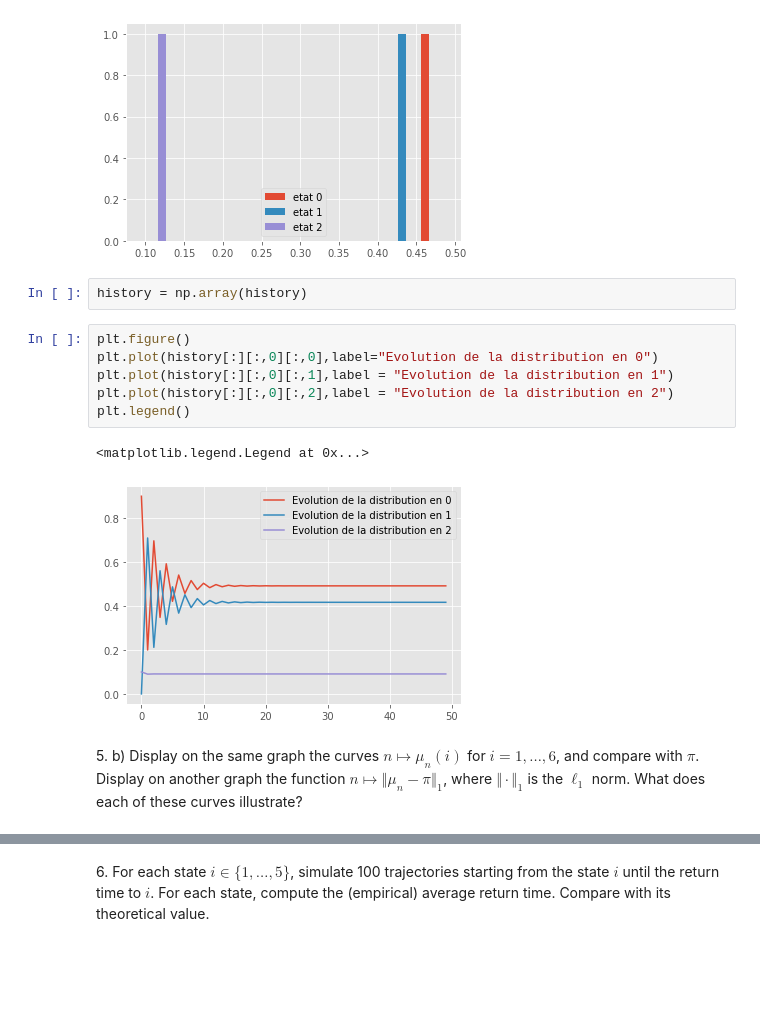
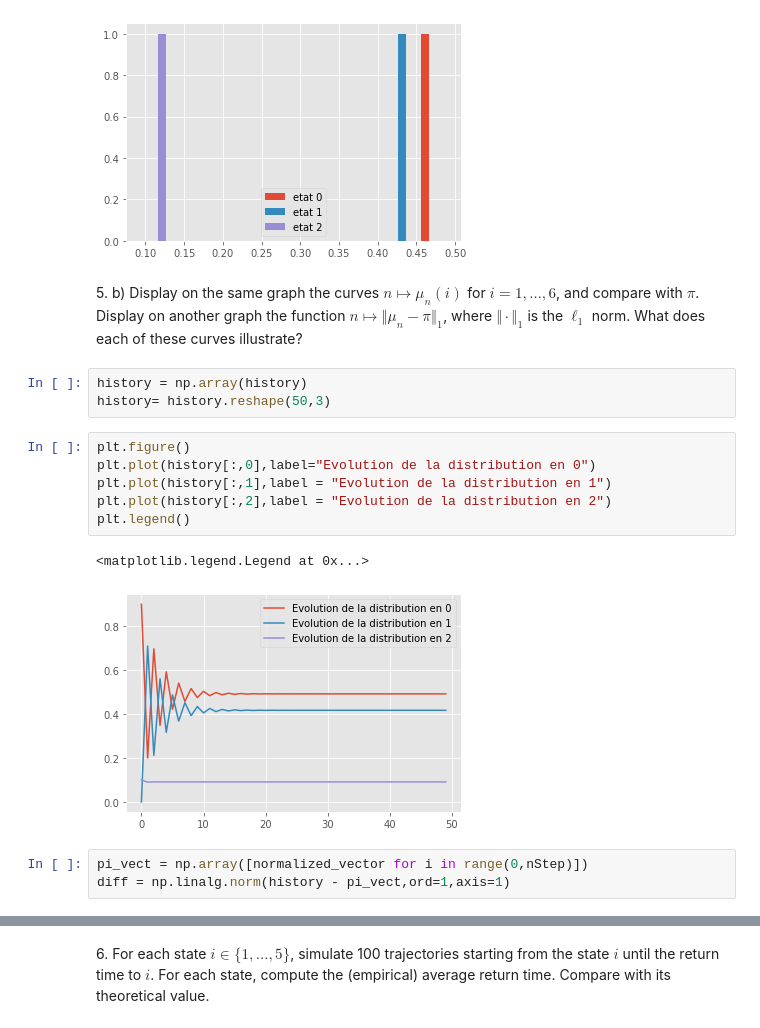
Before and after one commit to VictorNiaussat/MarkovChain, a Jupyter notebook: lab1_students/lab1_notebook.ipynb, the cells around one changed output, grey strips where cells are left out. Cells and saved outputs as stored; diff of their text form; blank space fills up the shorter version.

```diff
--- a/lab1_students/lab1_notebook.ipynb
+++ b/lab1_students/lab1_notebook.ipynb
@@ -301,16 +293,20 @@ print(f"La distribution au step {nStep} vaut : {distribution_n}")
 # %% [output]
 La distribution au step 50 vaut : [[0.4919786  0.41711231 0.09090909]]
 [figure]
-# %%
-history = np.array(history)
-# %%
-plt.figure()
-plt.plot(history[:][:,0][:,0],label="Evolution de la distribution en 0")
-plt.plot(history[:][:,0][:,1],label = "Evolution de la distribution en 1")
-plt.plot(history[:][:,0][:,2],label = "Evolution de la distribution en 2")
-plt.legend()
-# %% [output]
-<matplotlib.legend.Legend at 0x...>
-[figure, removed]
 # %% [markdown]
 5\. b) Display on the same graph the curves $n \mapsto \mu_n(i)$ for $i = 1, \dotsc , 6$, and compare with $\pi$. Display on another graph the function $n \mapsto \Vert \mu_n - \pi \Vert_1$, where $\Vert \cdot \Vert_1$ is the $\ell_1$ norm. What does each of these curves illustrate?
+# %%
+history = np.array(history)
+history= history.reshape(50,3)
+# %%
+plt.figure()
+plt.plot(history[:,0],label="Evolution de la distribution en 0")
+plt.plot(history[:,1],label = "Evolution de la distribution en 1")
+plt.plot(history[:,2],label = "Evolution de la distribution en 2")
+plt.legend()
+# %% [output]
+<matplotlib.legend.Legend at 0x...>
+[figure, added]
+# %%
+pi_vect = np.array([normalized_vector for i in range(0,nStep)])
+diff = np.linalg.norm(history - pi_vect,ord=1,axis=1)
```
Also changed, not shown: parts of 6 cells of this notebook.
